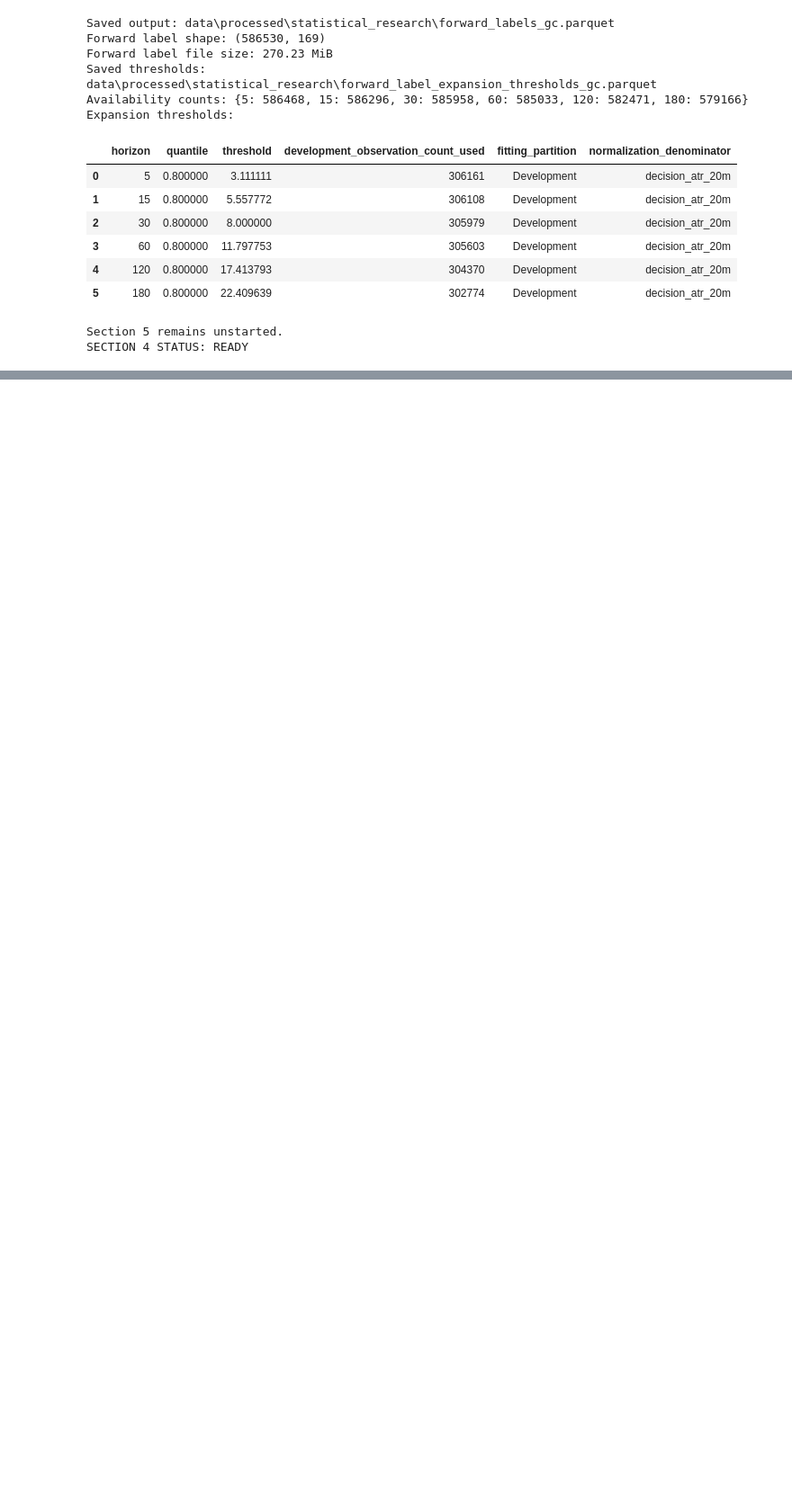
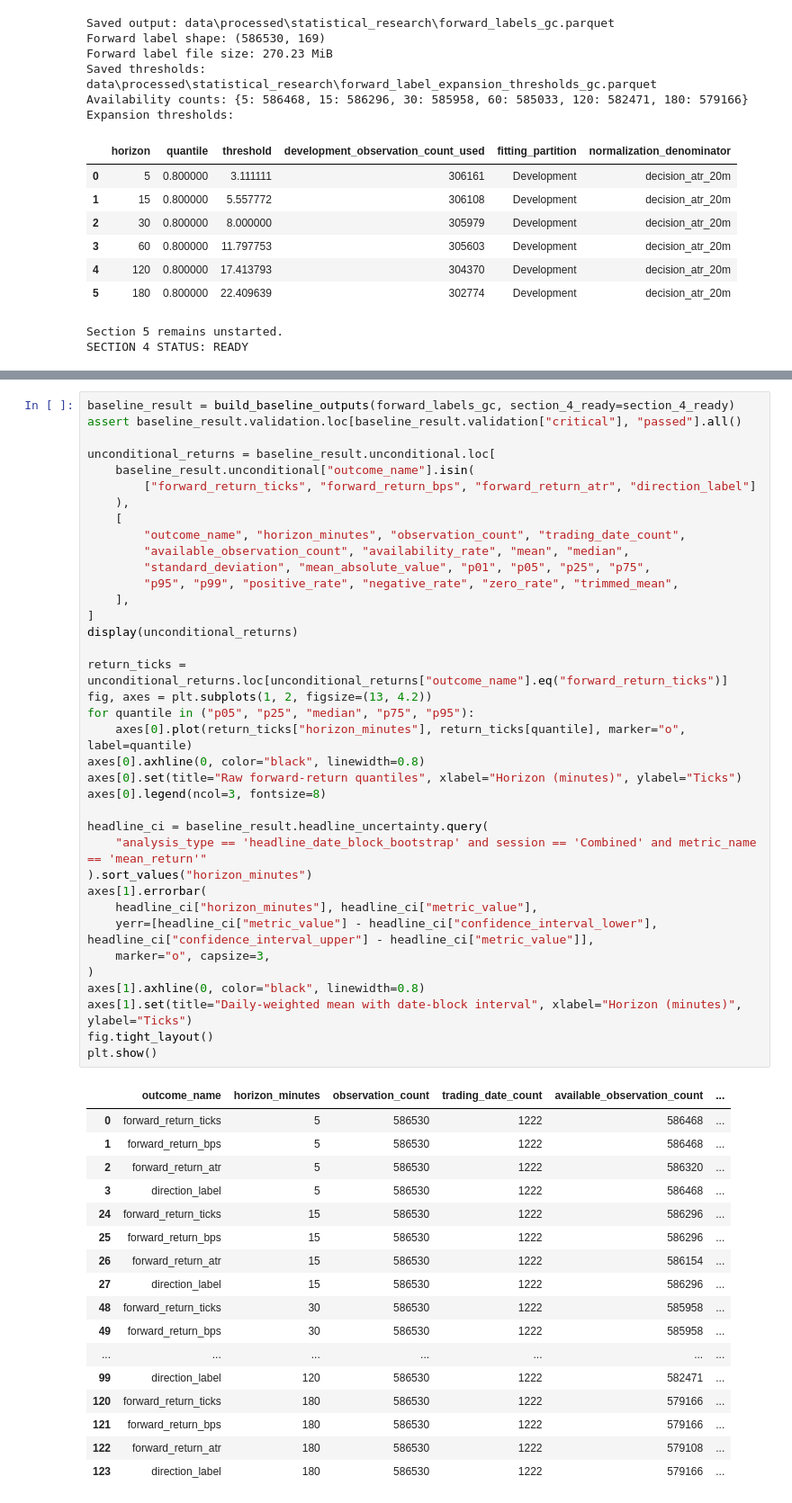
Before and after one commit to Abond1234/GC-1m-OHLCV-QUANTITATIVE-ANALYSIS, a Jupyter notebook: notebooks/exploration/statistical_feature_research.ipynb, the cells around one changed output, grey strips where cells are left out. Shown at 90% size. Drawn from its saved outputs; the diff is of its cells as text; blank space fills up the shorter version.

```diff
--- a/notebooks/exploration/statistical_feature_research.ipynb
+++ b/notebooks/exploration/statistical_feature_research.ipynb
@@ -1911,0 +1973,55 @@ SECTION 4 STATUS: READY
+# %%
+baseline_result = build_baseline_outputs(forward_labels_gc, section_4_ready=section_4_ready)
+assert baseline_result.validation.loc[baseline_result.validation["critical"], "passed"].all()
+
+unconditional_returns = baseline_result.unconditional.loc[
+    baseline_result.unconditional["outcome_name"].isin(
+        ["forward_return_ticks", "forward_return_bps", "forward_return_atr", "direction_label"]
+    ),
+    [
+        "outcome_name", "horizon_minutes", "observation_count", "trading_date_count",
+        "available_observation_count", "availability_rate", "mean", "median",
+        "standard_deviation", "mean_absolute_value", "p01", "p05", "p25", "p75",
+        "p95", "p99", "positive_rate", "negative_rate", "zero_rate", "trimmed_mean",
+    ],
+]
+display(unconditional_returns)
+
+return_ticks = unconditional_returns.loc[unconditional_returns["outcome_name"].eq("forward_return_ticks")]
+fig, axes = plt.subplots(1, 2, figsize=(13, 4.2))
+for quantile in ("p05", "p25", "median", "p75", "p95"):
+    axes[0].plot(return_ticks["horizon_minutes"], return_ticks[quantile], marker="o", label=quantile)
+axes[0].axhline(0, color="black", linewidth=0.8)
+axes[0].set(title="Raw forward-return quantiles", xlabel="Horizon (minutes)", ylabel="Ticks")
+axes[0].legend(ncol=3, fontsize=8)
+
+headline_ci = baseline_result.headline_uncertainty.query(
+    "analysis_type == 'headline_date_block_bootstrap' and session == 'Combined' and metric_name == 'mean_return'"
+).sort_values("horizon_minutes")
+axes[1].errorbar(
+    headline_ci["horizon_minutes"], headline_ci["metric_value"],
+    yerr=[headline_ci["metric_value"] - headline_ci["confidence_interval_lower"], headline_ci["confidence_interval_upper"] - headline_ci["metric_value"]],
+    marker="o", capsize=3,
+)
+axes[1].axhline(0, color="black", linewidth=0.8)
+axes[1].set(title="Daily-weighted mean with date-block interval", xlabel="Horizon (minutes)", ylabel="Ticks")
+fig.tight_layout()
+plt.show()
+# %% [output]
+|  | outcome_name | horizon_minutes | observation_count | trading_date_count | available_observation_count | ... |
+| 0 | forward_return_ticks | 5 | 586530 | 1222 | 586468 | ... |
+| 1 | forward_return_bps | 5 | 586530 | 1222 | 586468 | ... |
+| 2 | forward_return_atr | 5 | 586530 | 1222 | 586320 | ... |
+| 3 | direction_label | 5 | 586530 | 1222 | 586468 | ... |
+| 24 | forward_return_ticks | 15 | 586530 | 1222 | 586296 | ... |
+| 25 | forward_return_bps | 15 | 586530 | 1222 | 586296 | ... |
+| 26 | forward_return_atr | 15 | 586530 | 1222 | 586154 | ... |
+| 27 | direction_label | 15 | 586530 | 1222 | 586296 | ... |
+| 48 | forward_return_ticks | 30 | 586530 | 1222 | 585958 | ... |
+| 49 | forward_return_bps | 30 | 586530 | 1222 | 585958 | ... |
+| ... | ... | ... | ... | ... | ... | ... |
+| 99 | direction_label | 120 | 586530 | 1222 | 582471 | ... |
+| 120 | forward_return_ticks | 180 | 586530 | 1222 | 579166 | ... |
+| 121 | forward_return_bps | 180 | 586530 | 1222 | 579166 | ... |
+| 122 | forward_return_atr | 180 | 586530 | 1222 | 579108 | ... |
+| 123 | direction_label | 180 | 586530 | 1222 | 579166 | ... |
```
Also changed, not shown: parts of 29 cells of this notebook, 8 other files.
